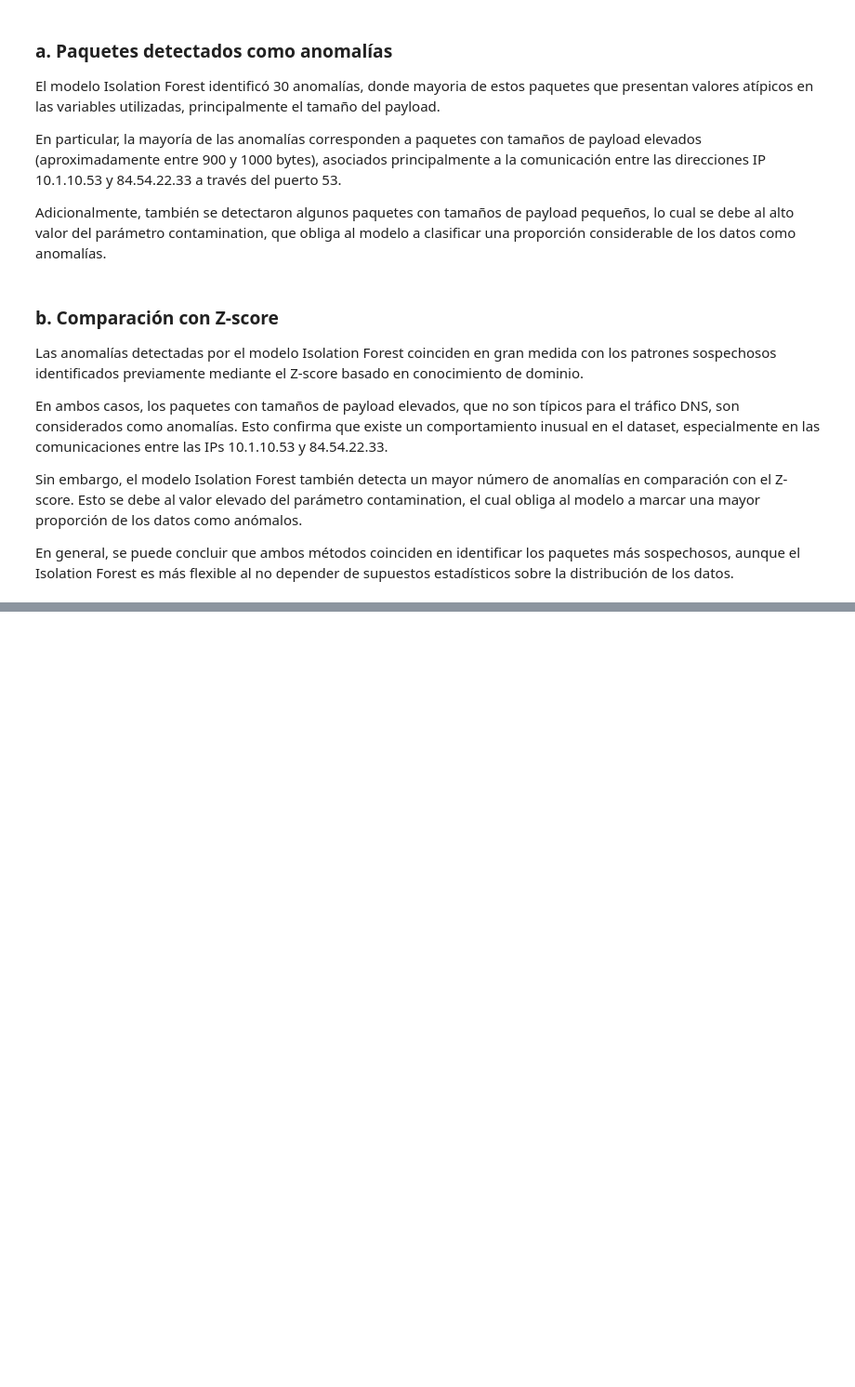
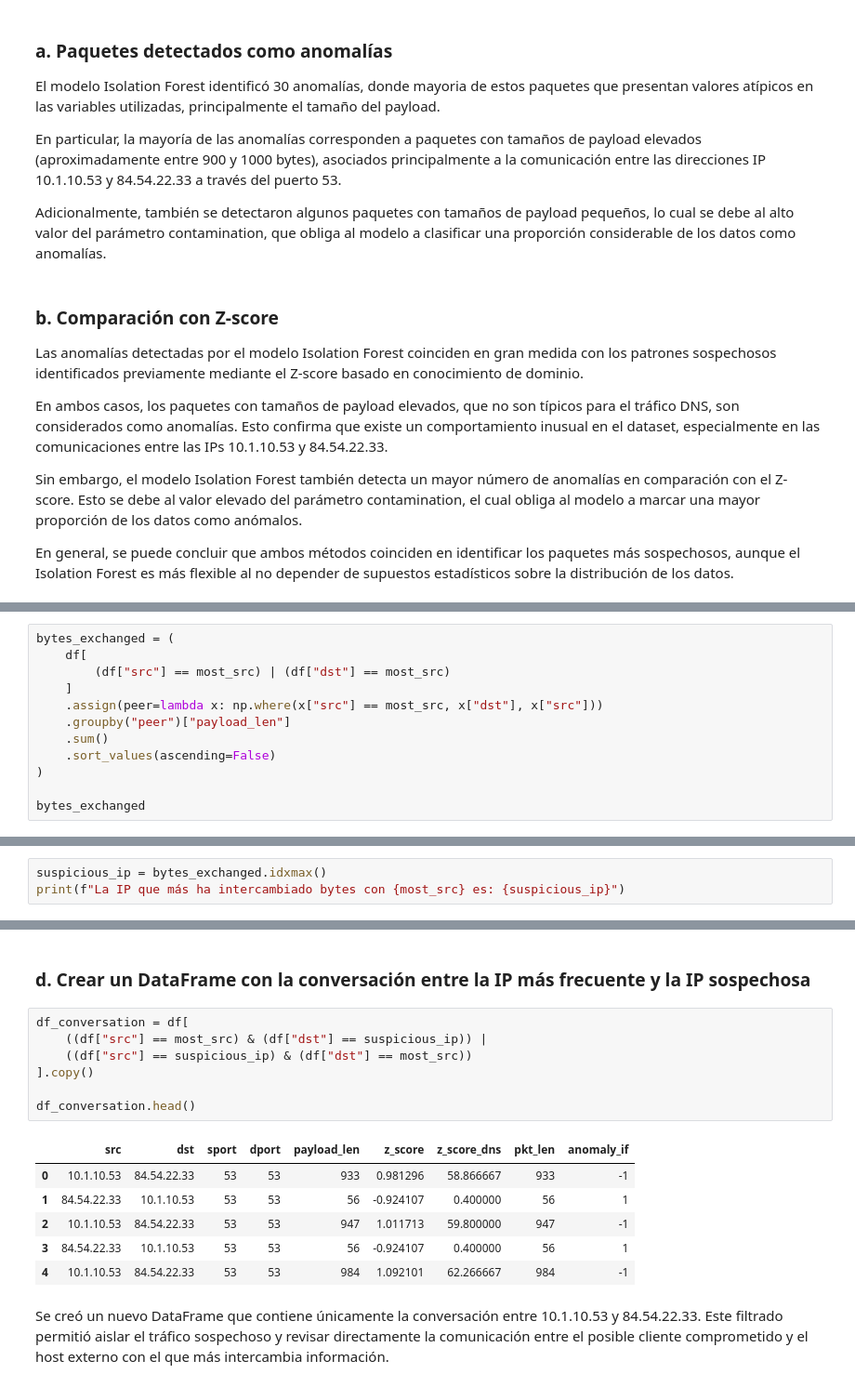
Before and after one commit to EdwinOrtegaK/Lab05_SDS, a Jupyter notebook: network_analysis_scapy.ipynb, the cells around one changed output, grey strips where cells are left out. Shown at 93% size. Saved outputs shown, nothing was run; the diff lists cells and outputs as text; blank space fills up the shorter version.

```diff
--- a/network_analysis_scapy.ipynb
+++ b/network_analysis_scapy.ipynb
@@ -543,0 +614,12 @@ En general, se puede concluir que ambos métodos coinciden en identificar los pa
+# %%
+bytes_exchanged = (
+    df[
+        (df["src"] == most_src) | (df["dst"] == most_src)
+    ]
+    .assign(peer=lambda x: np.where(x["src"] == most_src, x["dst"], x["src"]))
+    .groupby("peer")["payload_len"]
+    .sum()
+    .sort_values(ascending=False)
+)
+
+bytes_exchanged
@@ -543,0 +631,3 @@ En general, se puede concluir que ambos métodos coinciden en identificar los pa
+# %%
+suspicious_ip = bytes_exchanged.idxmax()
+print(f"La IP que más ha intercambiado bytes con {most_src} es: {suspicious_ip}")
@@ -543,0 +638,18 @@ En general, se puede concluir que ambos métodos coinciden en identificar los pa
+# %% [markdown]
+### d. Crear un DataFrame con la conversación entre la IP más frecuente y la IP sospechosa
+# %%
+df_conversation = df[
+    ((df["src"] == most_src) & (df["dst"] == suspicious_ip)) |
+    ((df["src"] == suspicious_ip) & (df["dst"] == most_src))
+].copy()
+
+df_conversation.head()
+# %% [output]
+|  | src | dst | sport | dport | payload_len | z_score | z_score_dns | pkt_len | anomaly_if |
+| 0 | 10.1.10.53 | 84.54.22.33 | 53 | 53 | 933 | 0.981296 | 58.866667 | 933 | -1 |
+| 1 | 84.54.22.33 | 10.1.10.53 | 53 | 53 | 56 | -0.924107 | 0.400000 | 56 | 1 |
+| 2 | 10.1.10.53 | 84.54.22.33 | 53 | 53 | 947 | 1.011713 | 59.800000 | 947 | -1 |
+| 3 | 84.54.22.33 | 10.1.10.53 | 53 | 53 | 56 | -0.924107 | 0.400000 | 56 | 1 |
+| 4 | 10.1.10.53 | 84.54.22.33 | 53 | 53 | 984 | 1.092101 | 62.266667 | 984 | -1 |
+# %% [markdown]
+Se creó un nuevo DataFrame que contiene únicamente la conversación entre 10.1.10.53 y 84.54.22.33. Este filtrado permitió aislar el tráfico sospechoso y revisar directamente la comunicación entre el posible cliente comprometido y el host externo con el que más intercambia información.
```
Also changed, not shown: parts of 25 cells of this notebook.
